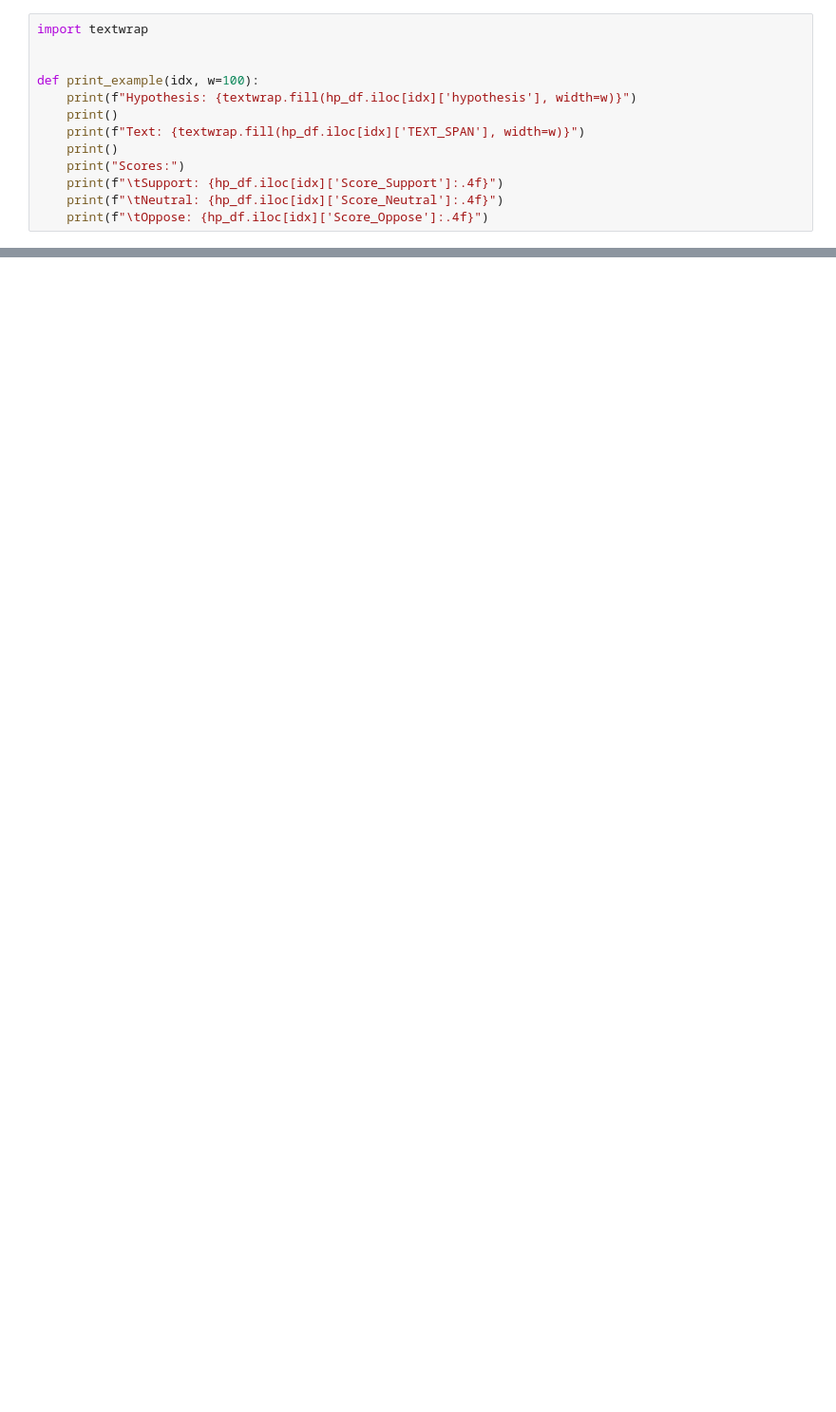
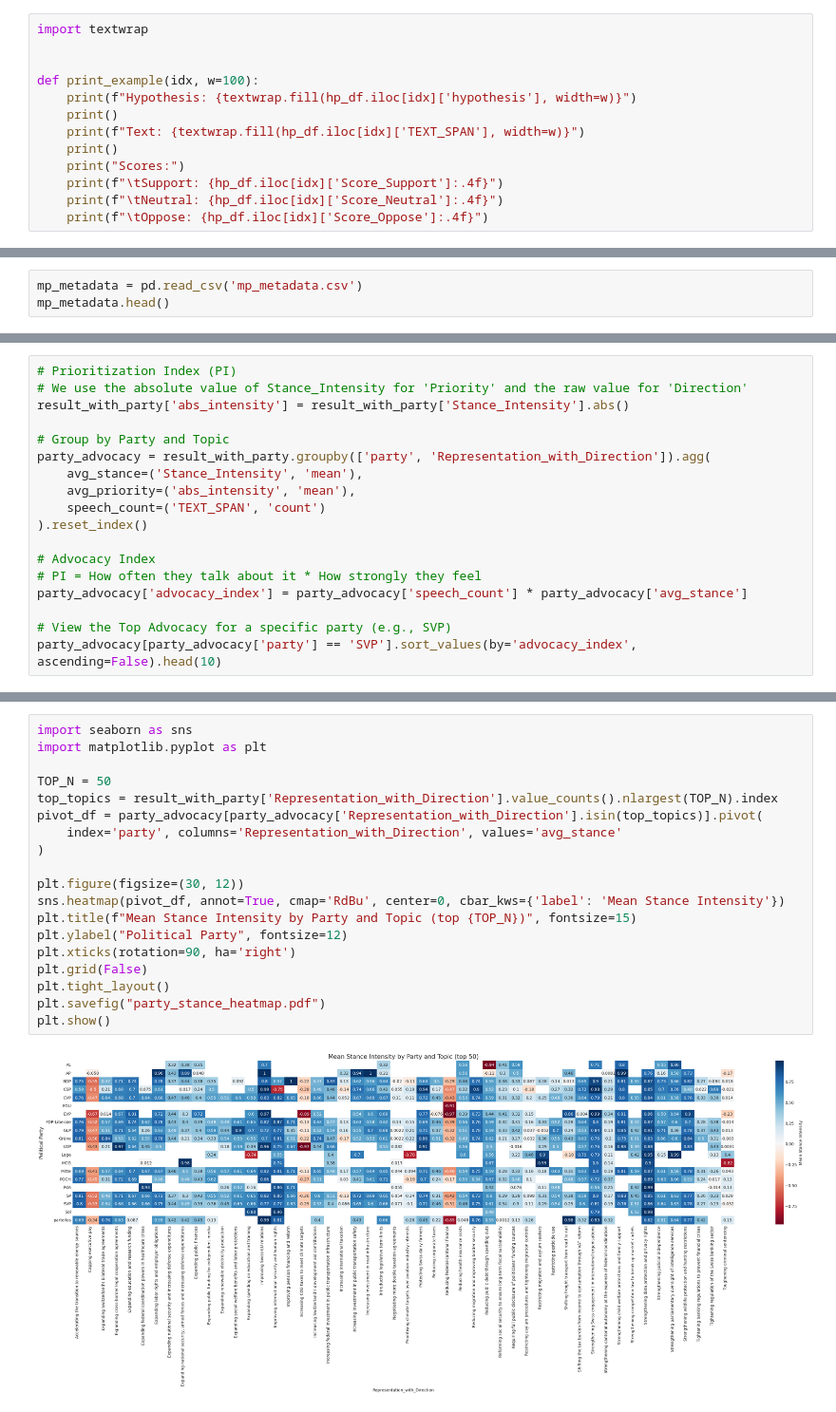
Before and after one commit to MatteoFasulo/DemocraSci-AM, a Jupyter notebook: NLI.ipynb, the cells around one changed output, grey strips where cells are left out. Shown at 95% size. Cells and saved outputs as stored; diff of their text form; blank space fills up the shorter version.

```diff
--- a/NLI.ipynb
+++ b/NLI.ipynb
@@ -245,0 +263,3 @@ Scores:
+# %%
+mp_metadata = pd.read_csv('mp_metadata.csv')
+mp_metadata.head()
@@ -245,0 +327,18 @@ Scores:
+# %%
+# Prioritization Index (PI)
+# We use the absolute value of Stance_Intensity for 'Priority' and the raw value for 'Direction'
+result_with_party['abs_intensity'] = result_with_party['Stance_Intensity'].abs()
+
+# Group by Party and Topic
+party_advocacy = result_with_party.groupby(['party', 'Representation_with_Direction']).agg(
+    avg_stance=('Stance_Intensity', 'mean'),
+    avg_priority=('abs_intensity', 'mean'),
+    speech_count=('TEXT_SPAN', 'count')
+).reset_index()
+
+# Advocacy Index
+# PI = How often they talk about it * How strongly they feel
+party_advocacy['advocacy_index'] = party_advocacy['speech_count'] * party_advocacy['avg_stance']
+
+# View the Top Advocacy for a specific party (e.g., SVP)
+party_advocacy[party_advocacy['party'] == 'SVP'].sort_values(by='advocacy_index', ascending=False).head(10)
@@ -245,0 +357,21 @@ Scores:
+# %%
+import seaborn as sns
+import matplotlib.pyplot as plt
+
+TOP_N = 50
+top_topics = result_with_party['Representation_with_Direction'].value_counts().nlargest(TOP_N).index
+pivot_df = party_advocacy[party_advocacy['Representation_with_Direction'].isin(top_topics)].pivot(
+    index='party', columns='Representation_with_Direction', values='avg_stance'
+)
+
+plt.figure(figsize=(30, 12))
+sns.heatmap(pivot_df, annot=True, cmap='RdBu', center=0, cbar_kws={'label': 'Mean Stance Intensity'})
+plt.title(f"Mean Stance Intensity by Party and Topic (top {TOP_N})", fontsize=15)
+plt.ylabel("Political Party", fontsize=12)
+plt.xticks(rotation=90, ha='right')
+plt.grid(False)
+plt.tight_layout()
+plt.savefig("party_stance_heatmap.pdf")
+plt.show()
+# %% [output]
+[figure, added]
```
Also changed, not shown: parts of 23 cells of this notebook, 3 other files.
